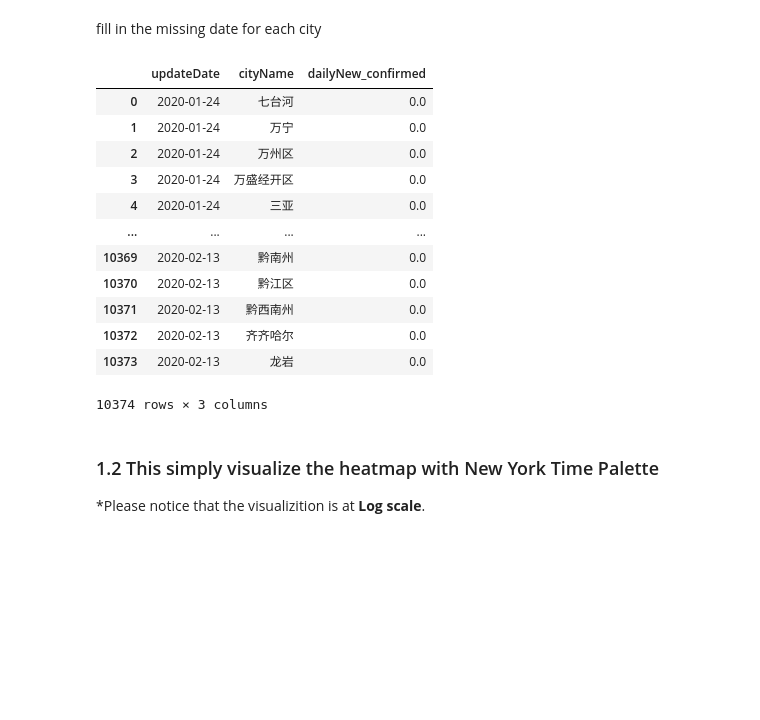
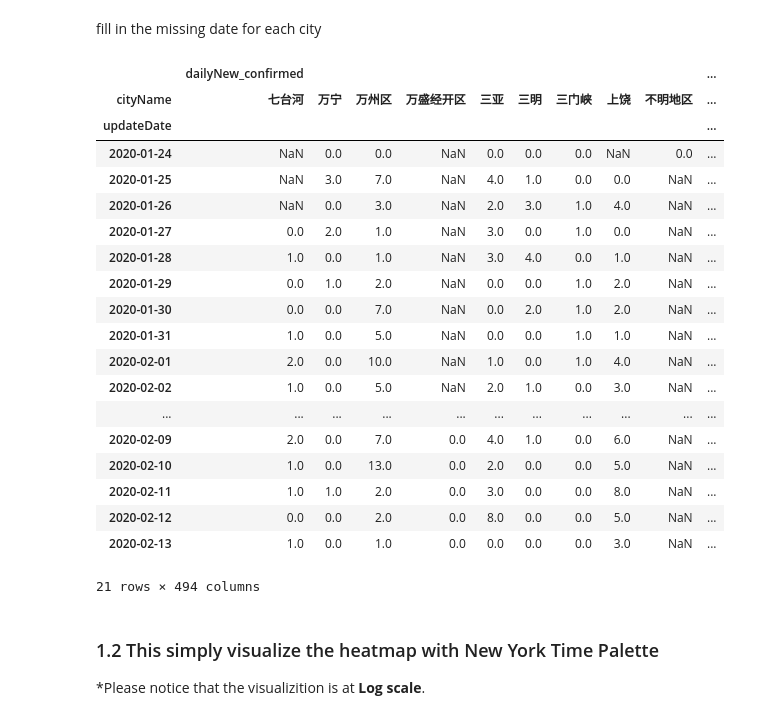
Before and after one commit to brookefzy/COVID-19, a Jupyter notebook: CityLevelAnalysis.ipynb, the cells around one changed output. Cells and saved outputs as stored; diff of their text form; code cells hidden in the pictures; blank space fills up the shorter version.

```diff
--- a/CityLevelAnalysis.ipynb
+++ b/CityLevelAnalysis.ipynb
@@ -84,26 +108,34 @@ daily_frm_daily
 # %% [markdown]
 fill in the missing date for each city
+# %%
+dailynewconfirm
+# %% [output]
+|  | dailyNew_confirmed |  |  |  |  |  |  |  |  | ... |
+| cityName | 七台河 | 万宁 | 万州区 | 万盛经开区 | 三亚 | 三明 | 三门峡 | 上饶 | 不明地区 | ... |
+| updateDate |  |  |  |  |  |  |  |  |  | ... |
+| 2020-01-24 | NaN | 0.0 | 0.0 | NaN | 0.0 | 0.0 | 0.0 | NaN | 0.0 | ... |
+| 2020-01-25 | NaN | 3.0 | 7.0 | NaN | 4.0 | 1.0 | 0.0 | 0.0 | NaN | ... |
+| 2020-01-26 | NaN | 0.0 | 3.0 | NaN | 2.0 | 3.0 | 1.0 | 4.0 | NaN | ... |
+| 2020-01-27 | 0.0 | 2.0 | 1.0 | NaN | 3.0 | 0.0 | 1.0 | 0.0 | NaN | ... |
+| 2020-01-28 | 1.0 | 0.0 | 1.0 | NaN | 3.0 | 4.0 | 0.0 | 1.0 | NaN | ... |
+| 2020-01-29 | 0.0 | 1.0 | 2.0 | NaN | 0.0 | 0.0 | 1.0 | 2.0 | NaN | ... |
+| 2020-01-30 | 0.0 | 0.0 | 7.0 | NaN | 0.0 | 2.0 | 1.0 | 2.0 | NaN | ... |
+| 2020-01-31 | 1.0 | 0.0 | 5.0 | NaN | 0.0 | 0.0 | 1.0 | 1.0 | NaN | ... |
+| 2020-02-01 | 2.0 | 0.0 | 10.0 | NaN | 1.0 | 0.0 | 1.0 | 4.0 | NaN | ... |
+| 2020-02-02 | 1.0 | 0.0 | 5.0 | NaN | 2.0 | 1.0 | 0.0 | 3.0 | NaN | ... |
+| ... | ... | ... | ... | ... | ... | ... | ... | ... | ... | ... |
+| 2020-02-09 | 2.0 | 0.0 | 7.0 | 0.0 | 4.0 | 1.0 | 0.0 | 6.0 | NaN | ... |
+| 2020-02-10 | 1.0 | 0.0 | 13.0 | 0.0 | 2.0 | 0.0 | 0.0 | 5.0 | NaN | ... |
+| 2020-02-11 | 1.0 | 1.0 | 2.0 | 0.0 | 3.0 | 0.0 | 0.0 | 8.0 | NaN | ... |
+| 2020-02-12 | 0.0 | 0.0 | 2.0 | 0.0 | 8.0 | 0.0 | 0.0 | 5.0 | NaN | ... |
+| 2020-02-13 | 1.0 | 0.0 | 1.0 | 0.0 | 0.0 | 0.0 | 0.0 | 3.0 | NaN | ... |
+21 rows × 494 columns
 # %%
-
-dailynewconfirm=daily_frm_daily.pivot(index='updateDate',columns='cityName',values='dailyNew_confirmed').fillna(0)
+dailynewconfirm=pd.pivot(daily_frm_df[['cityName', 'updateDate','dailyNew_confirmed']],
+                         index='updateDate',columns='cityName',values=['dailyNew_confirmed'])
 
 
-dailynewconfirm_st = pd.DataFrame(dailynewconfirm.stack(), columns=['dailyNew_confirmed']).reset_index()
-dailynewconfirm_st
+dailynewconfirm_st = pd.DataFrame(dailynewconfirm.fillna(0).stack(), columns=['dailyNew_confirmed']).reset_index()
-# %% [output]
-|  | updateDate | cityName | dailyNew_confirmed |
-| 0 | 2020-01-24 | 七台河 | 0.0 |
-| 1 | 2020-01-24 | 万宁 | 0.0 |
-| 2 | 2020-01-24 | 万州区 | 0.0 |
-| 3 | 2020-01-24 | 万盛经开区 | 0.0 |
-| 4 | 2020-01-24 | 三亚 | 0.0 |
-| ... | ... | ... | ... |
-| 10369 | 2020-02-13 | 黔南州 | 0.0 |
-| 10370 | 2020-02-13 | 黔江区 | 0.0 |
-| 10371 | 2020-02-13 | 黔西南州 | 0.0 |
-| 10372 | 2020-02-13 | 齐齐哈尔 | 0.0 |
-| 10373 | 2020-02-13 | 龙岩 | 0.0 |
-10374 rows × 3 columns
 # %% [markdown]
 ### 1.2 This simply visualize the heatmap with New York Time Palette
 
```
Also changed, not shown: parts of 9 cells of this notebook.
